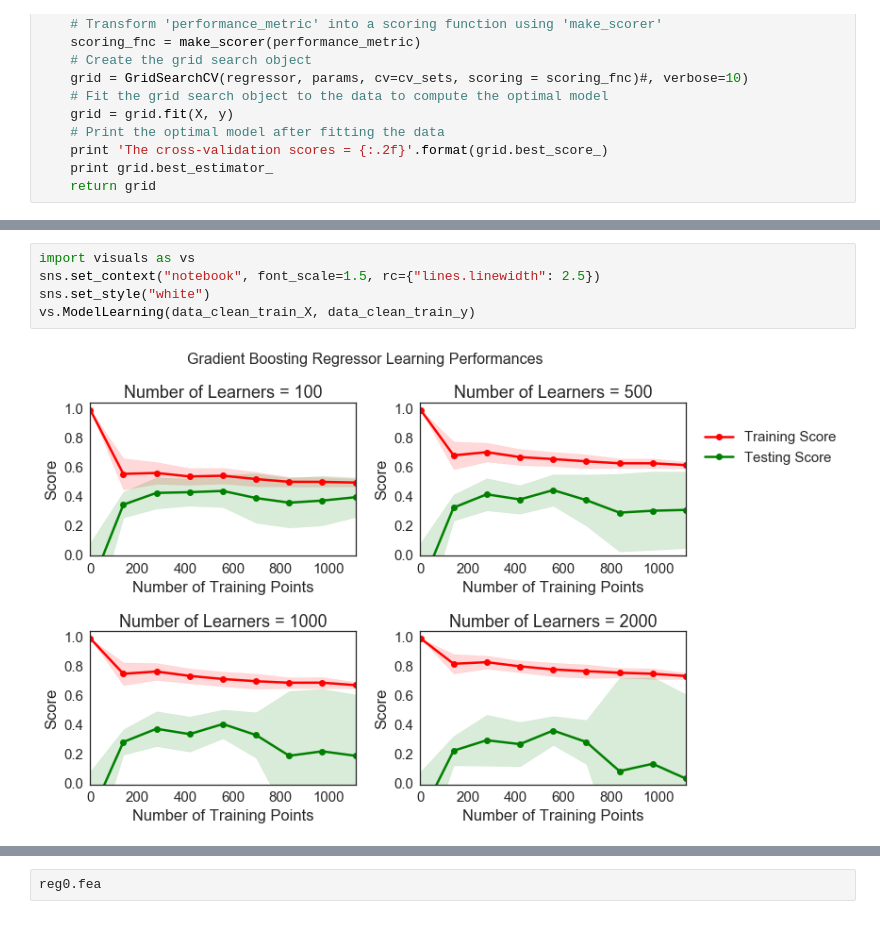
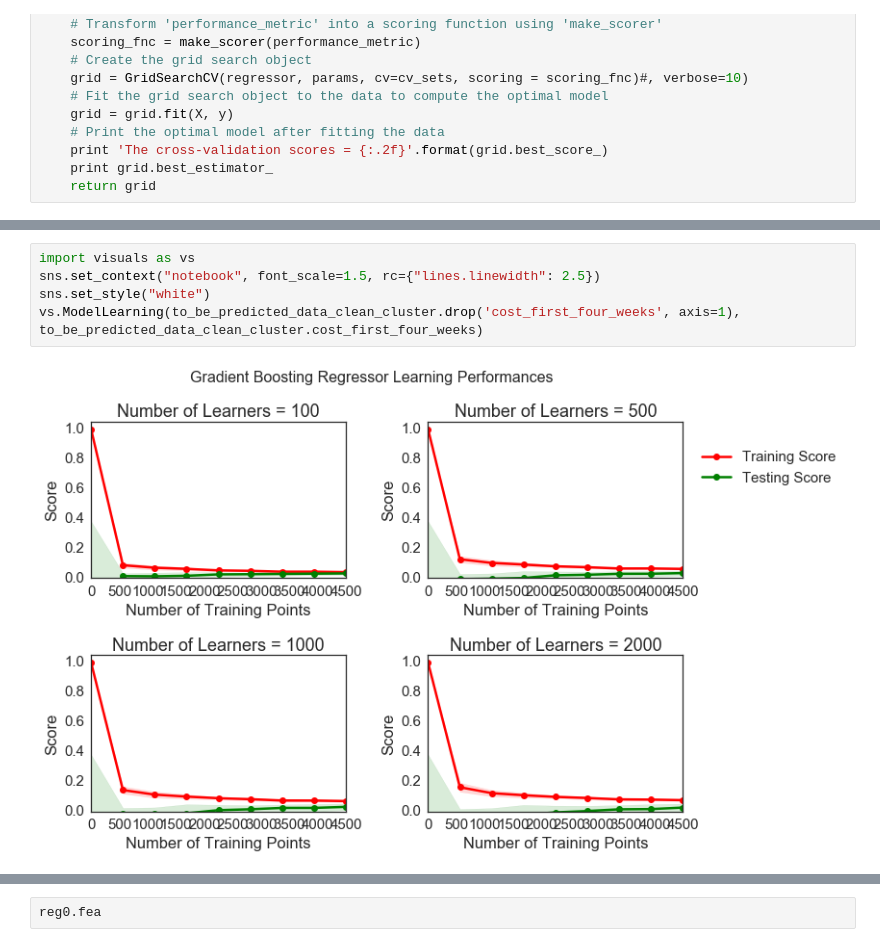
Before and after one commit to gmsardane/employer-ltv, a Jupyter notebook: ltv-calculation.ipynb, the cells around one changed output, grey strips where cells are left out. Cells and saved outputs as stored; diff of their text form.

Commit message:
Added clustering analyses

```diff
--- a/ltv-calculation.ipynb
+++ b/ltv-calculation.ipynb
@@ -380,8 +403,8 @@ def fit_model(X, y, n_estimators = 1000, min_samples_leaf = 1, min_samples_split
 # %%
 import visuals as vs
 sns.set_context("notebook", font_scale=1.5, rc={"lines.linewidth": 2.5})
 sns.set_style("white")
-vs.ModelLearning(data_clean_train_X, data_clean_train_y)
+vs.ModelLearning(to_be_predicted_data_clean_cluster.drop('cost_first_four_weeks', axis=1), to_be_predicted_data_clean_cluster.cost_first_four_weeks)
 # %% [output]
-[figure, old version]
+[figure, new version]
 # %%
```
Also changed, not shown: parts of 19 cells of this notebook.
